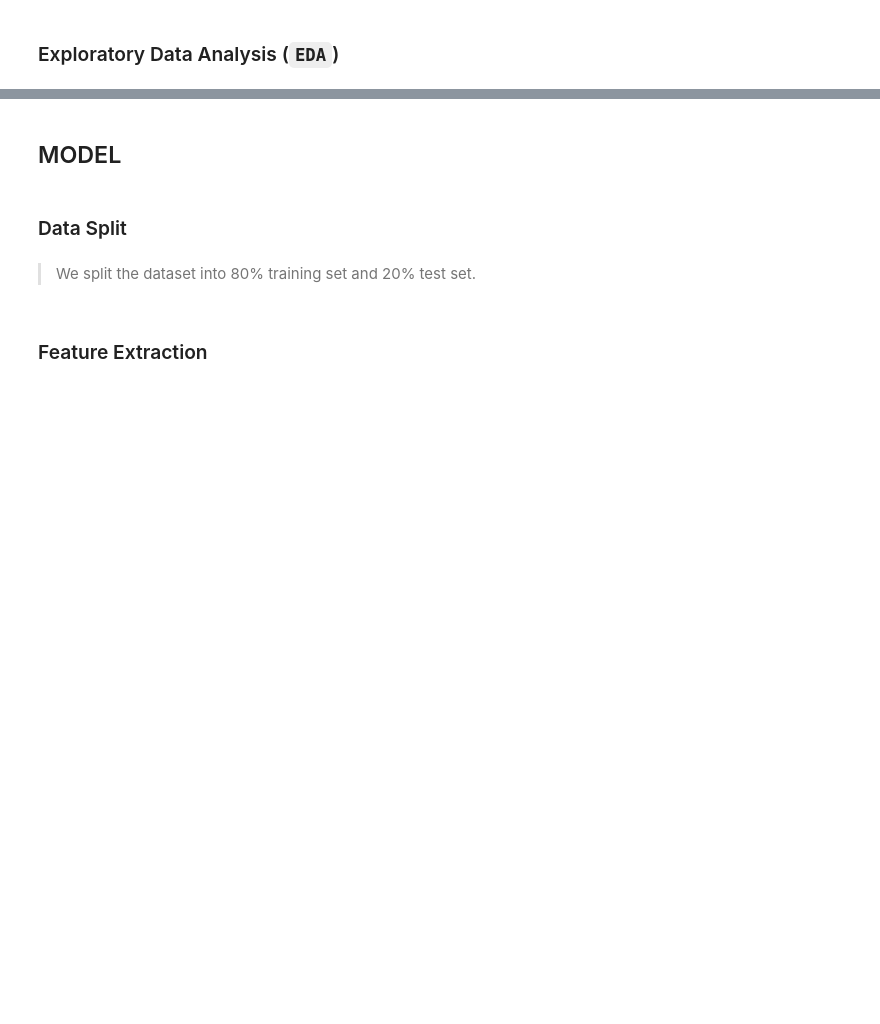
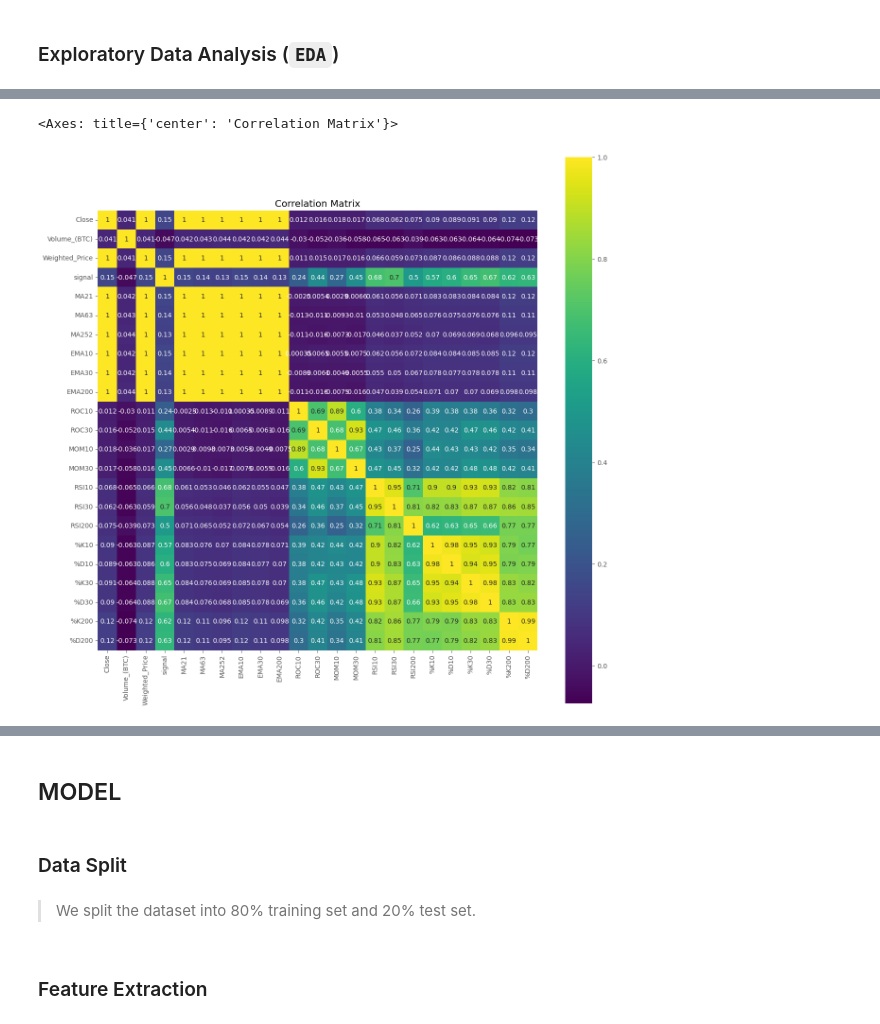
Before and after one commit to changjulian17/qf627, a Jupyter notebook: Lesson 9/QF627_Lesson09_Unsupervised_for_Supervised.ipynb, the cells around one changed output, grey strips where cells are left out. Saved outputs shown, nothing was run; the diff lists cells and outputs as text; code cells hidden in the pictures; blank space fills up the shorter version.

```diff
--- a/Lesson 9/QF627_Lesson09_Unsupervised_for_Supervised.ipynb
+++ b/Lesson 9/QF627_Lesson09_Unsupervised_for_Supervised.ipynb
@@ -343,13 +445,16 @@ dataset
 # %%
-# # Correlation matrix
-# correlation = dataset.corr()
+# Correlation matrix
+correlation = dataset.corr()
 
-# plt.figure(figsize=(15,15))
-# plt.title("Correlation Matrix")
+plt.figure(figsize=(15,15))
+plt.title("Correlation Matrix")
 
-# sns.heatmap(correlation,
-#             vmax = 1,
-#             square = True,
-#             annot = True,
-#             cmap = "viridis")
+sns.heatmap(correlation,
+            vmax = 1,
+            square = True,
+            annot = True,
+            cmap = "viridis")
+# %% [output]
+<Axes: title={'center': 'Correlation Matrix'}>
+[figure, added]
 # %%
```
Also changed, not shown: parts of 47 cells of this notebook, 6 other files.
